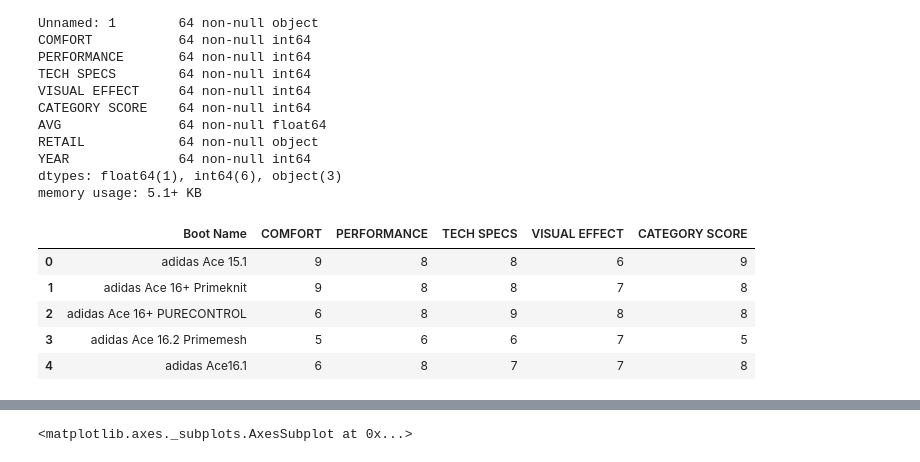
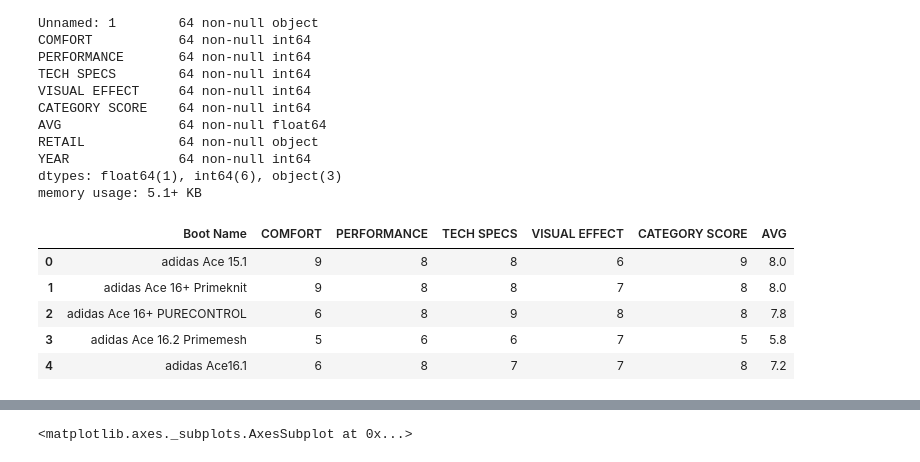
Before and after one commit to Beremy98/Capstone, a Jupyter notebook: Capstone.ipynb, the cells around one changed output, grey strips where cells are left out. Drawn from its saved outputs; the diff is of its cells as text; code cells hidden in the pictures.

```diff
--- a/Capstone.ipynb
+++ b/Capstone.ipynb
@@ -48,12 +48,12 @@ YEAR              64 non-null int64
 dtypes: float64(1), int64(6), object(3)
 memory usage: 5.1+ KB
 # %%
-scores = data[['Boot Name', 'COMFORT', 'PERFORMANCE', 'TECH SPECS', 'VISUAL EFFECT', 'CATEGORY SCORE']]
-scores.head()
+rating = data[['Boot Name', 'COMFORT', 'PERFORMANCE', 'TECH SPECS', 'VISUAL EFFECT', 'CATEGORY SCORE', 'AVG']]
+rating.head()
 # %% [output]
-|  | Boot Name | COMFORT | PERFORMANCE | TECH SPECS | VISUAL EFFECT | CATEGORY SCORE |
-| 0 | adidas Ace 15.1 | 9 | 8 | 8 | 6 | 9 |
-| 1 | adidas Ace 16+ Primeknit | 9 | 8 | 8 | 7 | 8 |
-| 2 | adidas Ace 16+ PURECONTROL | 6 | 8 | 9 | 8 | 8 |
-| 3 | adidas Ace 16.2 Primemesh | 5 | 6 | 6 | 7 | 5 |
-| 4 | adidas Ace16.1 | 6 | 8 | 7 | 7 | 8 |
+|  | Boot Name | COMFORT | PERFORMANCE | TECH SPECS | VISUAL EFFECT | CATEGORY SCORE | AVG |
+| 0 | adidas Ace 15.1 | 9 | 8 | 8 | 6 | 9 | 8.0 |
+| 1 | adidas Ace 16+ Primeknit | 9 | 8 | 8 | 7 | 8 | 8.0 |
+| 2 | adidas Ace 16+ PURECONTROL | 6 | 8 | 9 | 8 | 8 | 7.8 |
+| 3 | adidas Ace 16.2 Primemesh | 5 | 6 | 6 | 7 | 5 | 5.8 |
+| 4 | adidas Ace16.1 | 6 | 8 | 7 | 7 | 8 | 7.2 |
```
Also changed, not shown: parts of 9 cells of this notebook.
